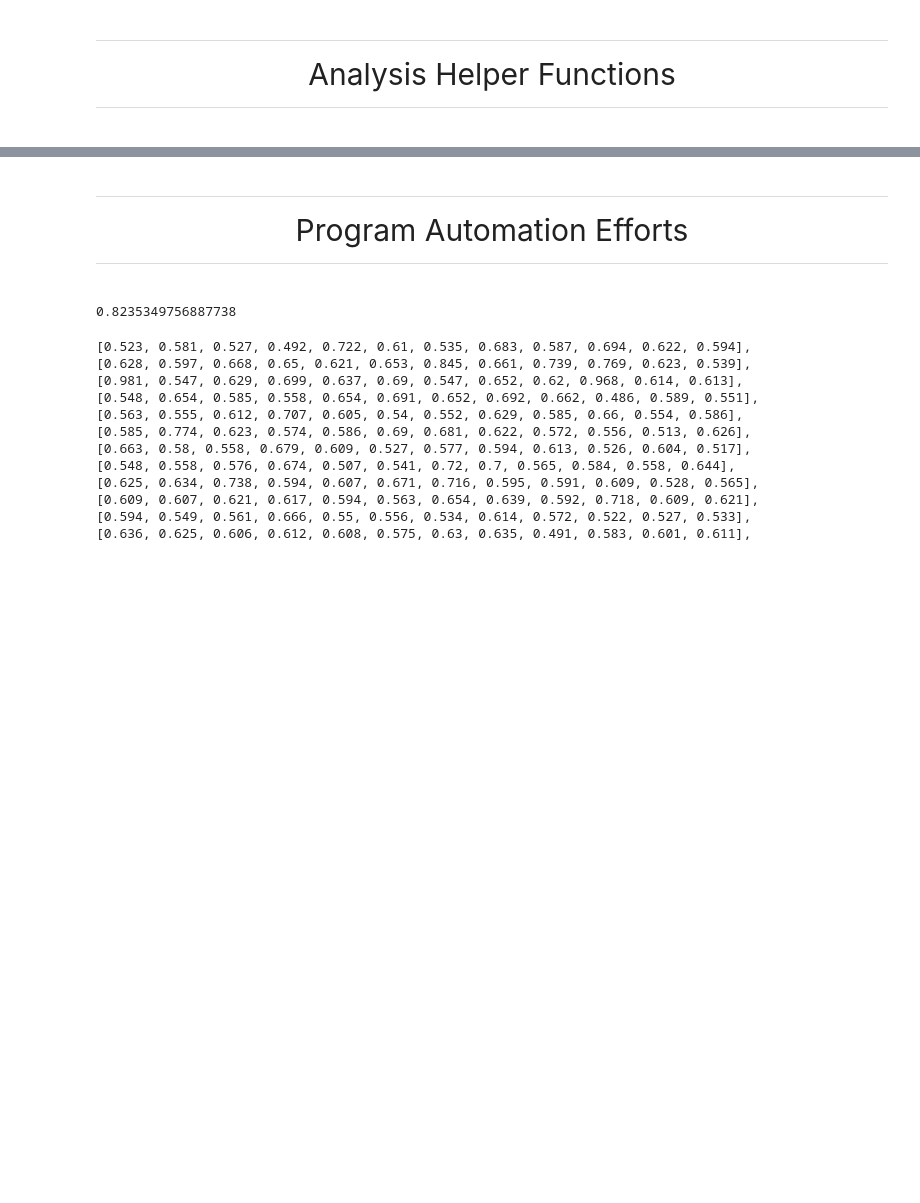
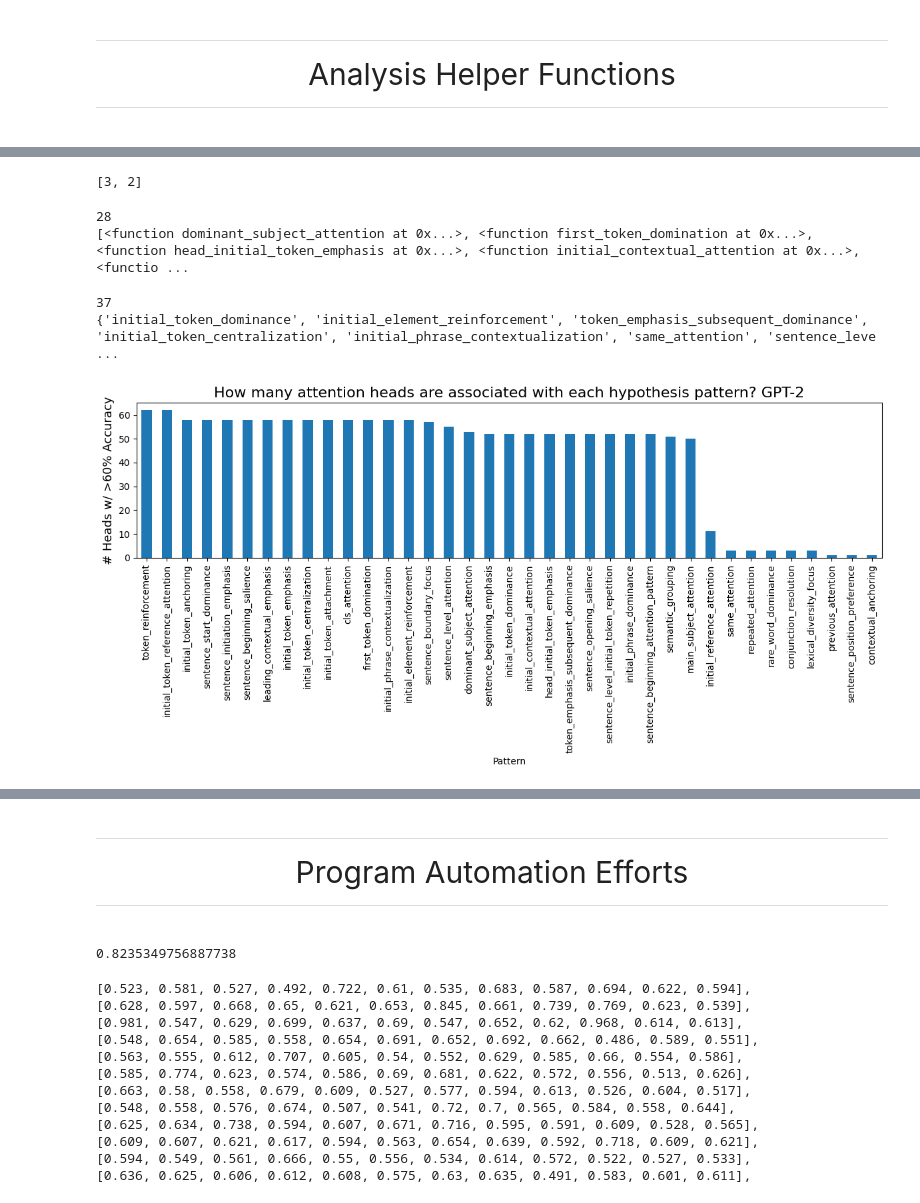
Before and after one commit to AmiriHayes/LLM-Interpretability, a Jupyter notebook: interpretability.ipynb, the cells around one changed output, grey strips where cells are left out. Saved outputs shown, nothing was run; the diff lists cells and outputs as text; code cells hidden in the pictures; blank space fills up the shorter version.

```diff
--- a/interpretability.ipynb
+++ b/interpretability.ipynb
@@ -548,0 +2224,6 @@ print(activations)
+# %%
+tester = [3,2,1]
+tester.remove(1)
+print(tester)
+# %% [output]
+[3, 2]
@@ -548,0 +2232,30 @@ print(activations)
+# %%
+print(len(gpt_good_patterns))
+print(gpt_good_patterns)
+# %% [output]
+28
+[<function dominant_subject_attention at 0x...>, <function first_token_domination at 0x...>, <function head_initial_token_emphasis at 0x...>, <function initial_contextual_attention at 0x...>, <functio ...
+# %%
+# cherry pick patterns for huge model
+gpt_results = pd.read_csv('data/best_fit_refinement_gpt2_iou.csv')
+print(len(set(gpt_results['Pattern'])))
+print(set(gpt_results['Pattern']))
+
+pattern_counts = gpt_results['Pattern'].value_counts()
+better_than_five = pattern_counts[pattern_counts > 10]
+
+# use executables to get function names for good patterns
+gpt_good_patterns = [executables[i] for i, func in enumerate(executables) if func.__name__ in better_than_five.index.tolist()]
+
+# histogram of pattern counts
+plt.figure(figsize=(12, 6))
+pattern_counts.plot(kind='bar')
+plt.title("How many attention heads are associated with each hypothesis pattern? GPT-2", fontsize=16)
+plt.ylabel("# Heads w/ >60% Accuracy", fontsize=13)
+# plt.xticks(rotation=45, ha='right', fontsize=10)
+plt.tight_layout()
+plt.show()
+# %% [output]
+37
+{'initial_token_dominance', 'initial_element_reinforcement', 'token_emphasis_subsequent_dominance', 'initial_token_centralization', 'initial_phrase_contextualization', 'same_attention', 'sentence_leve ...
+[figure, added]
```
Also changed, not shown: parts of 50 cells of this notebook, 14 other files.
